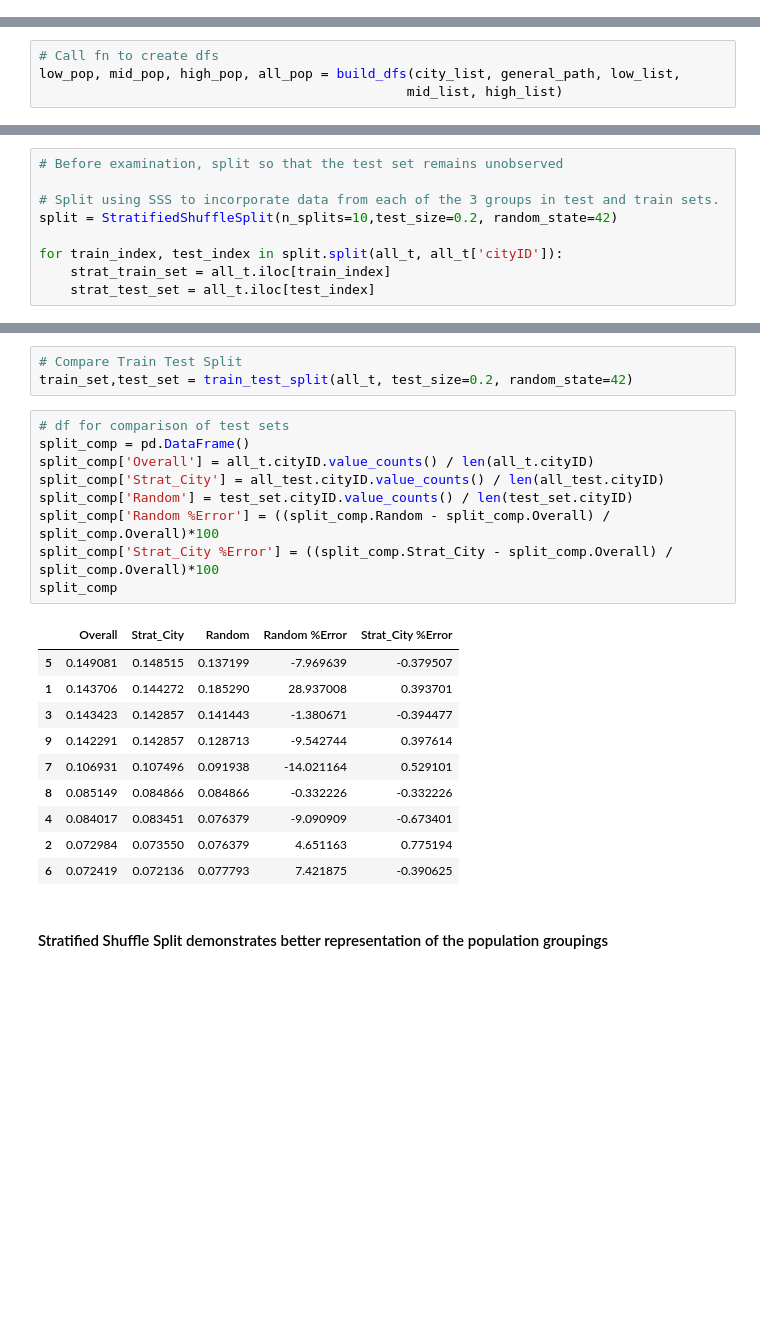
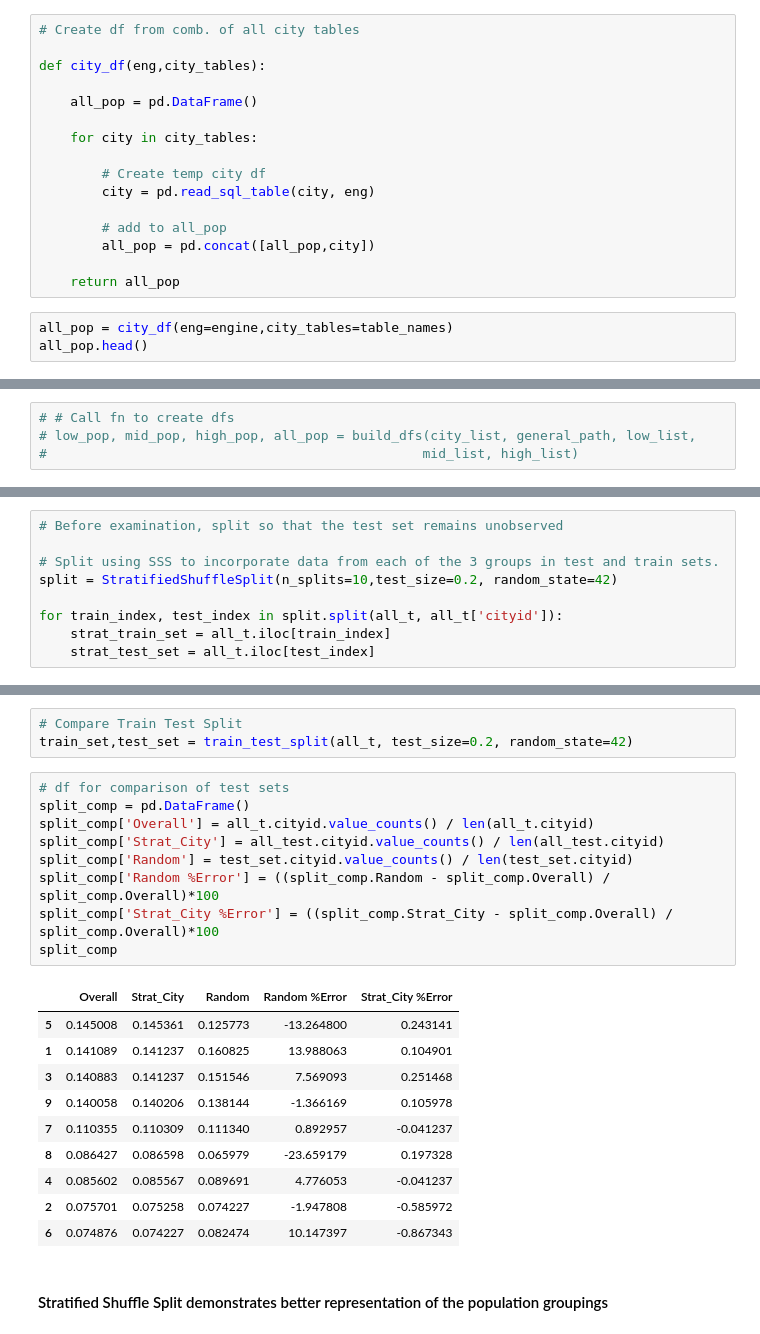
Before and after one commit to icycake7/main, a Jupyter notebook: First Segment Rubric - ML/Voting_Regressor/Weighted_Voting_Reg.ipynb, the cells around one changed output, grey strips where cells are left out. Cells and saved outputs as stored; diff of their text form; blank space fills up the shorter version.

```diff
--- a/First Segment Rubric - ML/Voting_Regressor/Weighted_Voting_Reg.ipynb
+++ b/First Segment Rubric - ML/Voting_Regressor/Weighted_Voting_Reg.ipynb
@@ -94,0 +105,19 @@ sf_db.head()
+# %%
+# Create df from comb. of all city tables
+
+def city_df(eng,city_tables):
+
+    all_pop = pd.DataFrame()
+
+    for city in city_tables:
+
+        # Create temp city df
+        city = pd.read_sql_table(city, eng)
+
+        # add to all_pop
+        all_pop = pd.concat([all_pop,city])
+
+    return all_pop
+# %%
+all_pop = city_df(eng=engine,city_tables=table_names)
+all_pop.head()
@@ -215,4 +251,4 @@ def build_dfs(cities, gen_path, lowpop_list=[], midpop_list=[], highpop_list=[])
 # %%
-# Call fn to create dfs
-low_pop, mid_pop, high_pop, all_pop = build_dfs(city_list, general_path, low_list,
-                                               mid_list, high_list)
+# # Call fn to create dfs
+# low_pop, mid_pop, high_pop, all_pop = build_dfs(city_list, general_path, low_list,
+#                                                mid_list, high_list)
@@ -527,7 +366,7 @@ all_t.drop(all_t[all_t.sqft > upper].index, inplace=True)
 # Split using SSS to incorporate data from each of the 3 groups in test and train sets.
 split = StratifiedShuffleSplit(n_splits=10,test_size=0.2, random_state=42)
 
-for train_index, test_index in split.split(all_t, all_t['cityID']):
+for train_index, test_index in split.split(all_t, all_t['cityid']):
     strat_train_set = all_t.iloc[train_index]
     strat_test_set = all_t.iloc[test_index]
 # %%
@@ -553,23 +391,23 @@ train_set,test_set = train_test_split(all_t, test_size=0.2, random_state=42)
 # %%
 # df for comparison of test sets
 split_comp = pd.DataFrame()
-split_comp['Overall'] = all_t.cityID.value_counts() / len(all_t.cityID)
-split_comp['Strat_City'] = all_test.cityID.value_counts() / len(all_test.cityID)
-split_comp['Random'] = test_set.cityID.value_counts() / len(test_set.cityID)
+split_comp['Overall'] = all_t.cityid.value_counts() / len(all_t.cityid)
+split_comp['Strat_City'] = all_test.cityid.value_counts() / len(all_test.cityid)
+split_comp['Random'] = test_set.cityid.value_counts() / len(test_set.cityid)
 split_comp['Random %Error'] = ((split_comp.Random - split_comp.Overall) / split_comp.Overall)*100
 split_comp['Strat_City %Error'] = ((split_comp.Strat_City - split_comp.Overall) / split_comp.Overall)*100
 split_comp
 # %% [output]
 |  | Overall | Strat_City | Random | Random %Error | Strat_City %Error |
-| 5 | 0.149081 | 0.148515 | 0.137199 | -7.969639 | -0.379507 |
-| 1 | 0.143706 | 0.144272 | 0.185290 | 28.937008 | 0.393701 |
-| 3 | 0.143423 | 0.142857 | 0.141443 | -1.380671 | -0.394477 |
-| 9 | 0.142291 | 0.142857 | 0.128713 | -9.542744 | 0.397614 |
-| 7 | 0.106931 | 0.107496 | 0.091938 | -14.021164 | 0.529101 |
-| 8 | 0.085149 | 0.084866 | 0.084866 | -0.332226 | -0.332226 |
-| 4 | 0.084017 | 0.083451 | 0.076379 | -9.090909 | -0.673401 |
-| 2 | 0.072984 | 0.073550 | 0.076379 | 4.651163 | 0.775194 |
-| 6 | 0.072419 | 0.072136 | 0.077793 | 7.421875 | -0.390625 |
+| 5 | 0.145008 | 0.145361 | 0.125773 | -13.264800 | 0.243141 |
+| 1 | 0.141089 | 0.141237 | 0.160825 | 13.988063 | 0.104901 |
+| 3 | 0.140883 | 0.141237 | 0.151546 | 7.569093 | 0.251468 |
+| 9 | 0.140058 | 0.140206 | 0.138144 | -1.366169 | 0.105978 |
+| 7 | 0.110355 | 0.110309 | 0.111340 | 0.892957 | -0.041237 |
+| 8 | 0.086427 | 0.086598 | 0.065979 | -23.659179 | 0.197328 |
+| 4 | 0.085602 | 0.085567 | 0.089691 | 4.776053 | -0.041237 |
+| 2 | 0.075701 | 0.075258 | 0.074227 | -1.947808 | -0.585972 |
+| 6 | 0.074876 | 0.074227 | 0.082474 | 10.147397 | -0.867343 |
 # %% [markdown]
 #### Stratified Shuffle Split demonstrates better representation of the population groupings
 # %%
```
Also changed, not shown: parts of 56 cells of this notebook.
